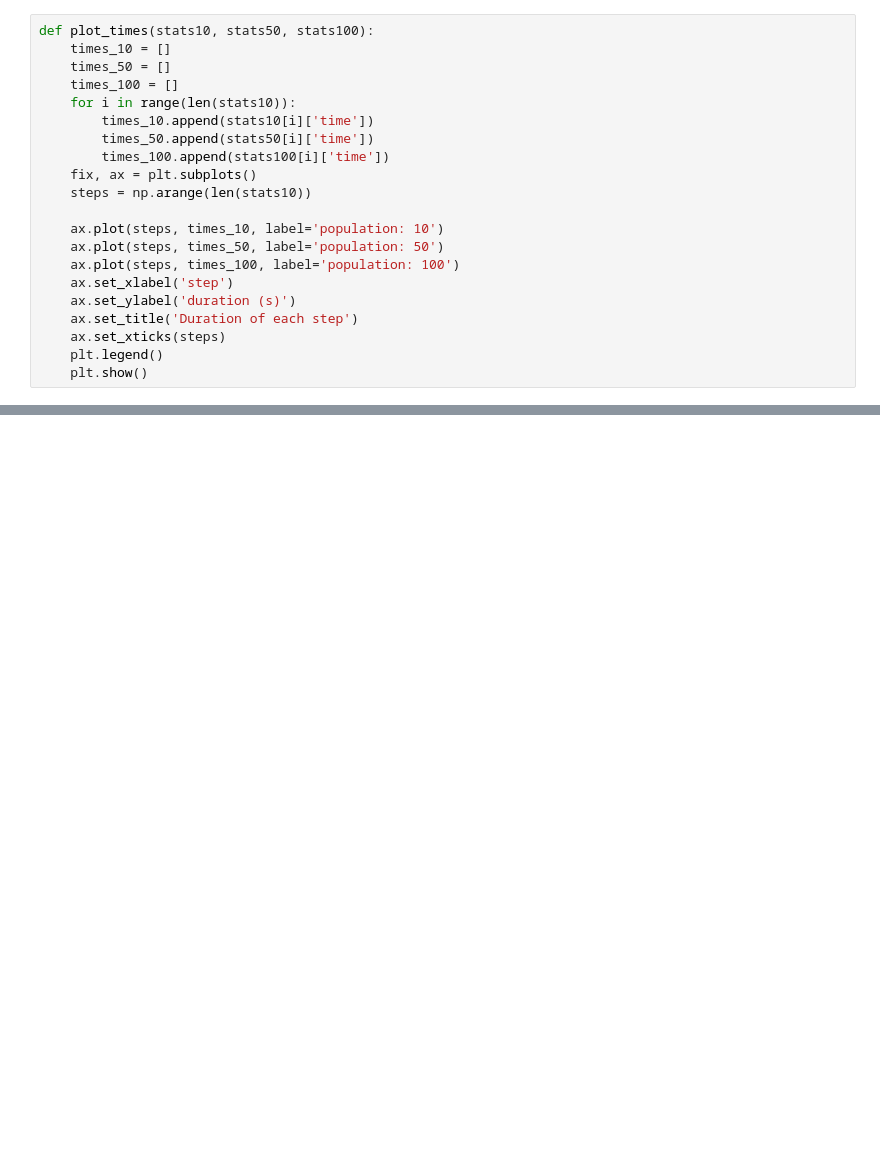
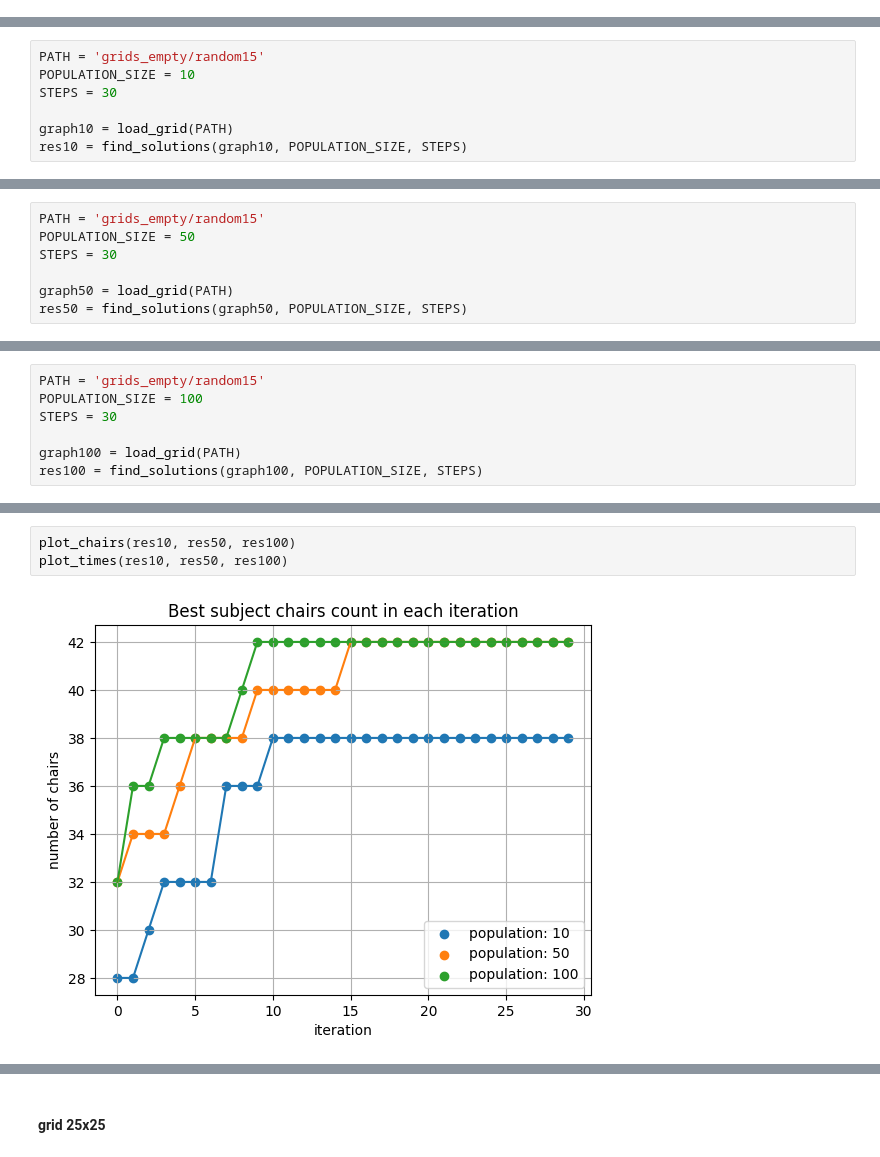
Before and after one commit to wojciechloboda/badania-operacyjne, a Jupyter notebook: tests.ipynb, the cells around one changed output, grey strips where cells are left out. Cells and saved outputs as stored; diff of their text form; blank space fills up the shorter version.

```diff
--- a/tests.ipynb
+++ b/tests.ipynb
@@ -244,21 +0,0 @@ def plot_chairs(stats10, stats50, stats100):
-# %%
-def plot_times(stats10, stats50, stats100):
-    times_10 = []
-    times_50 = []
-    times_100 = []
-    for i in range(len(stats10)):
-        times_10.append(stats10[i]['time'])
-        times_50.append(stats50[i]['time'])
-        times_100.append(stats100[i]['time'])
-    fix, ax = plt.subplots()
-    steps = np.arange(len(stats10))
-
-    ax.plot(steps, times_10, label='population: 10')
-    ax.plot(steps, times_50, label='population: 50')
-    ax.plot(steps, times_100, label='population: 100')
-    ax.set_xlabel('step')
-    ax.set_ylabel('duration (s)')
-    ax.set_title('Duration of each step')
-    ax.set_xticks(steps)
-    plt.legend()
-    plt.show()
@@ -444,0 +109,7 @@ show_grid(stats100_20[-1]['best'], 'best solution')
+# %%
+PATH = 'grids_empty/random15'
+POPULATION_SIZE = 10
+STEPS = 30
+
+graph10 = load_grid(PATH)
+res10 = find_solutions(graph10, POPULATION_SIZE, STEPS)
@@ -444,0 +134,7 @@ show_grid(stats100_20[-1]['best'], 'best solution')
+# %%
+PATH = 'grids_empty/random15'
+POPULATION_SIZE = 50
+STEPS = 30
+
+graph50 = load_grid(PATH)
+res50 = find_solutions(graph50, POPULATION_SIZE, STEPS)
@@ -444,0 +159,7 @@ show_grid(stats100_20[-1]['best'], 'best solution')
+# %%
+PATH = 'grids_empty/random15'
+POPULATION_SIZE = 100
+STEPS = 30
+
+graph100 = load_grid(PATH)
+res100 = find_solutions(graph100, POPULATION_SIZE, STEPS)
@@ -444,0 +184,5 @@ show_grid(stats100_20[-1]['best'], 'best solution')
+# %%
+plot_chairs(res10, res50, res100)
+plot_times(res10, res50, res100)
+# %% [output]
+[figure, added]
@@ -444,0 +190,2 @@ show_grid(stats100_20[-1]['best'], 'best solution')
+# %% [markdown]
+#### grid 25x25
```
Also changed, not shown: parts of 41 cells of this notebook, 20 other files.
